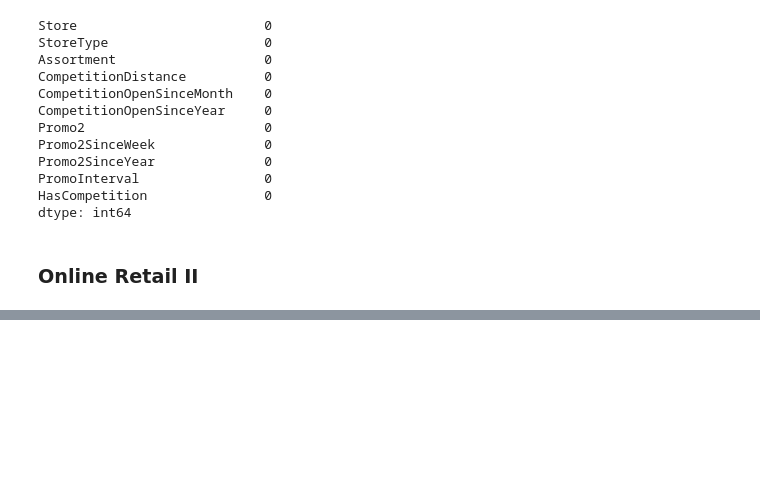
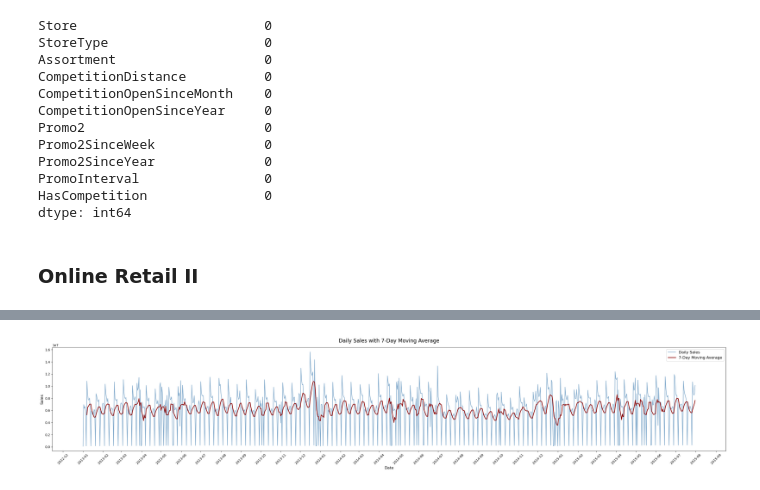
Before and after one commit to davidry777/FACETS-LLM, a Jupyter notebook: notebooks/EDA&Preprocessing.ipynb, the cells around one changed output, grey strips where cells are left out. Cells and saved outputs as stored; diff of their text form; code cells hidden in the pictures; blank space fills up the shorter version.

```diff
--- a/notebooks/EDA&Preprocessing.ipynb
+++ b/notebooks/EDA&Preprocessing.ipynb
@@ -428,0 +501,21 @@ dtype: int64
+# %%
+rossman_df_train.set_index('Date', inplace=True)
+daily_sales = rossman_df_train['Sales'].resample('D').sum()
+rolling_sales = daily_sales.rolling(window=7, center=False).mean()
+rossman_df_train.reset_index(inplace=True)
+
+# Create a figure and axis
+plt.figure(figsize=(30, 6))
+plt.plot(daily_sales.index, daily_sales.values, color='steelblue', alpha=0.7, linewidth=1.5, label='Daily Sales')
+plt.plot(rolling_sales.index, rolling_sales.values, color='darkred', linewidth=2, label='7-Day Moving Average')
+plt.title('Daily Sales with 7-Day Moving Average', fontsize=16, pad=15)
+plt.xlabel('Date', fontsize=12)
+plt.ylabel('Sales', fontsize=12)
+plt.xticks(rotation=45)
+plt.gca().xaxis.set_major_locator(mdates.MonthLocator(interval=1))
+plt.gca().xaxis.set_major_formatter(mdates.DateFormatter('%Y-%m'))
+plt.legend(fontsize=12)
+plt.tight_layout()
+plt.show()
+# %% [output]
+[figure, added]
```
Also changed, not shown: parts of 53 cells of this notebook, 8 other files.
